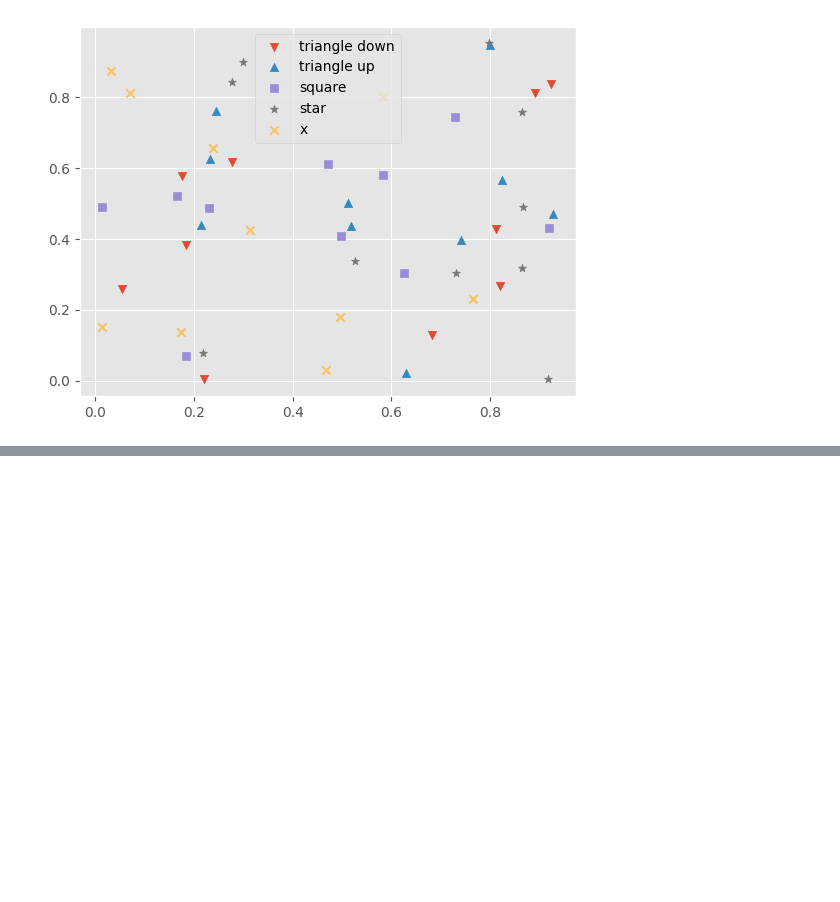
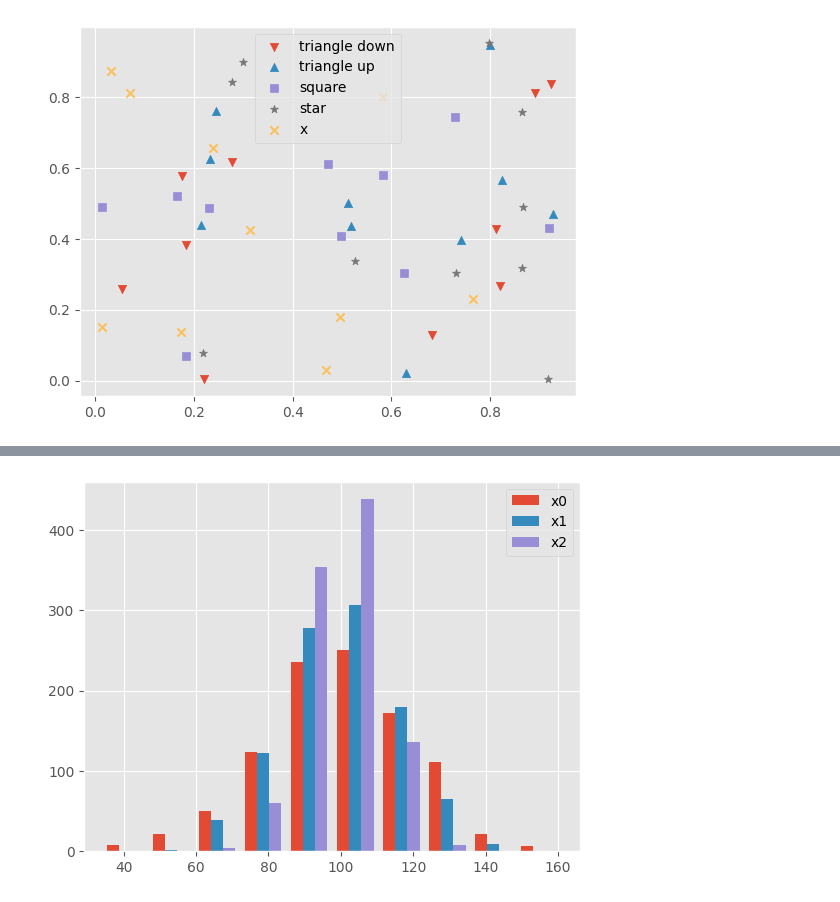
Before and after one commit to esk-00/study, a Jupyter notebook: data_engineer/matplotlib/4.3.3.ipynb, the cells around one changed output, grey strips where cells are left out. Cells and saved outputs as stored; diff of their text form; code cells hidden in the pictures; blank space fills up the shorter version.

```diff
--- a/data_engineer/matplotlib/4.3.3.ipynb
+++ b/data_engineer/matplotlib/4.3.3.ipynb
@@ -138,0 +187,17 @@ plt.show()
+# %%
+rng = np.random.default_rng(123)
+mu = 100
+x0 = rng.normal(mu, 20, 1000)
+
+x1 = rng.normal(mu, 15, 1000)
+x2 = rng.normal(mu, 10, 1000)
+
+fig, ax = plt.subplots()
+
+labels = ['x0', 'x1', 'x2']
+ax.hist((x0, x1, x2), label=labels)
+ax.legend()
+
+plt.show()
+# %% [output]
+[figure, added]
```
Also changed, not shown: parts of 15 cells of this notebook, 2 other files.
